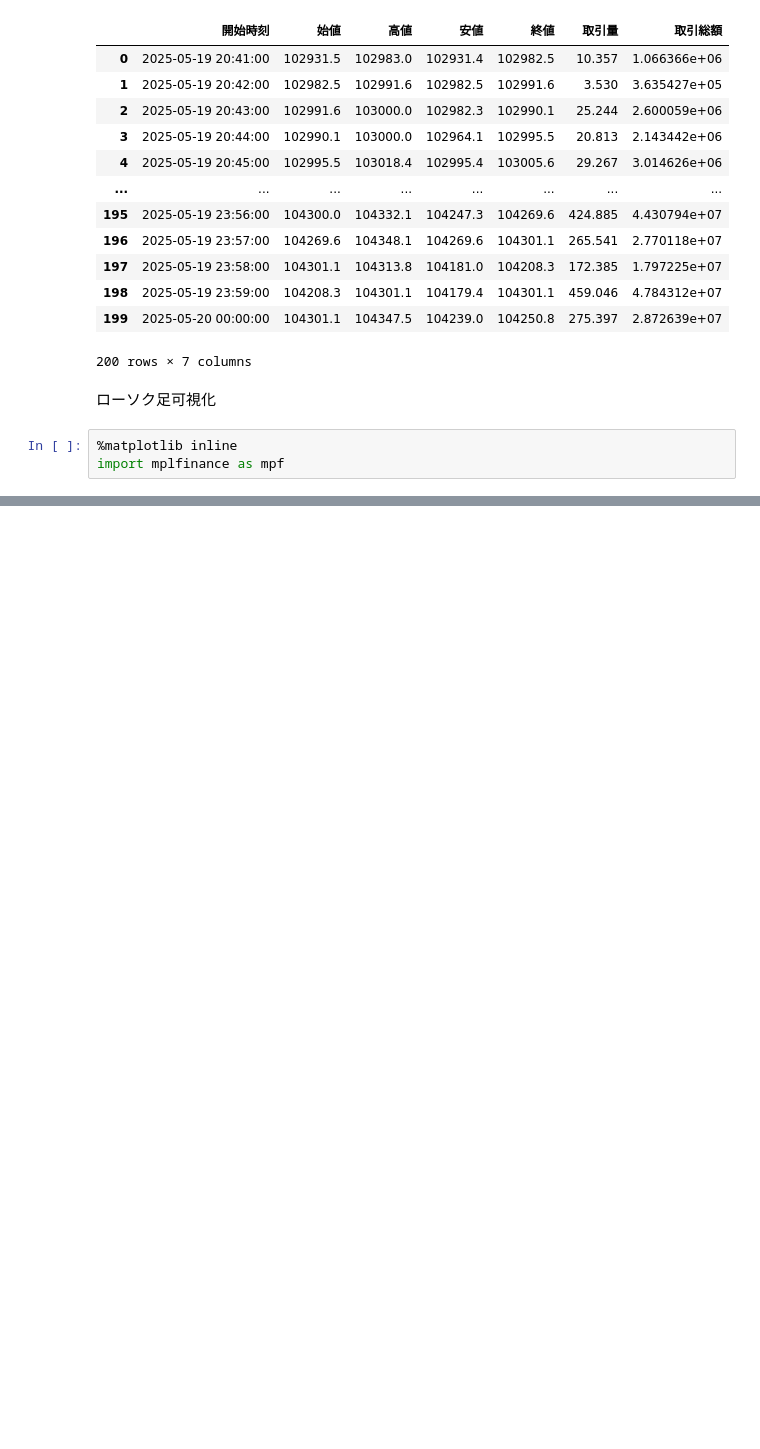
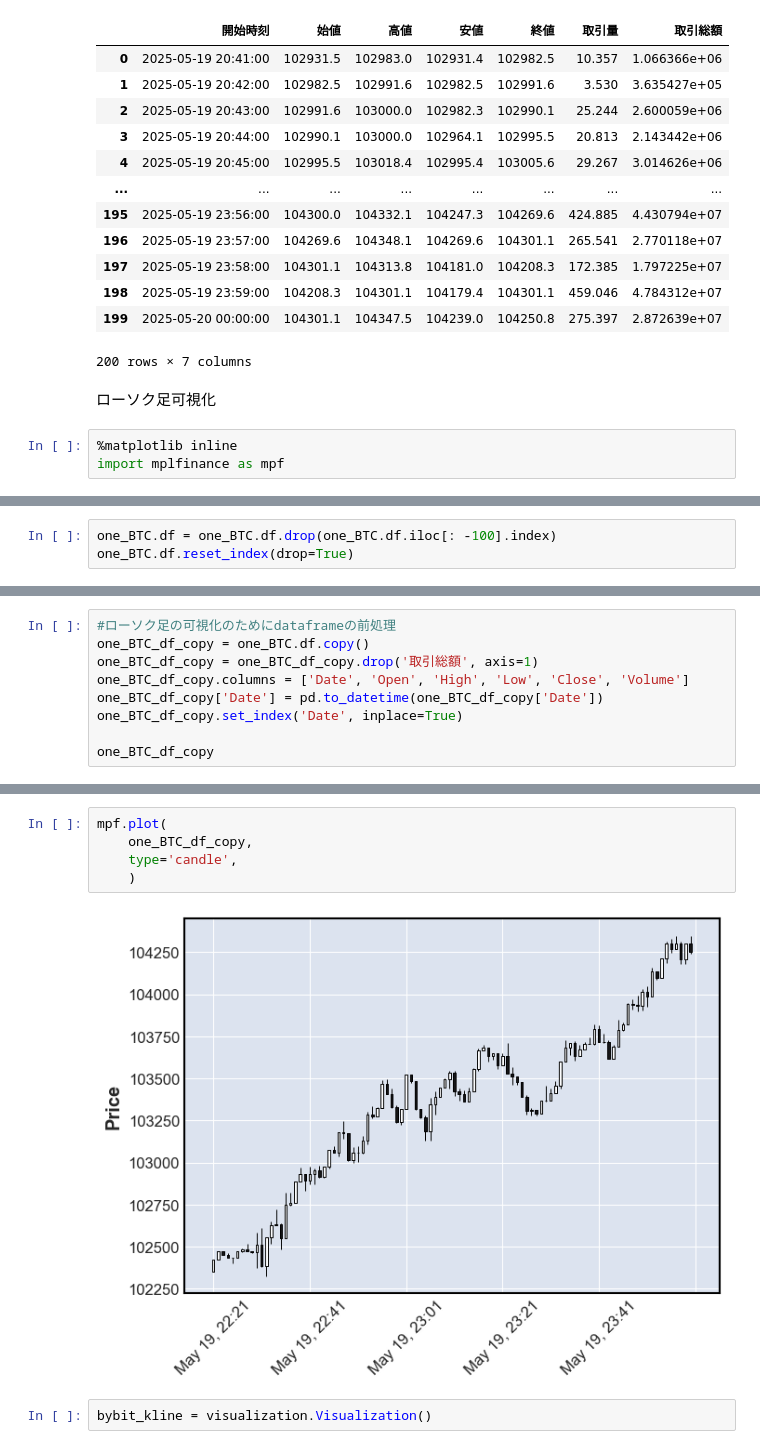
Before and after one commit to tomoyq/auto-trade, a Jupyter notebook: dev.ipynb, the cells around one changed output, grey strips where cells are left out. Cells and saved outputs as stored; diff of their text form; blank space fills up the shorter version.

```diff
--- a/dev.ipynb
+++ b/dev.ipynb
@@ -108,0 +125,3 @@ ValueError: Column "Open" NOT FOUND in Input DataFrame!
+# %%
+one_BTC.df = one_BTC.df.drop(one_BTC.df.iloc[: -100].index)
+one_BTC.df.reset_index(drop=True)
@@ -108,0 +142,9 @@ ValueError: Column "Open" NOT FOUND in Input DataFrame!
+# %%
+#ローソク足の可視化のためにdataframeの前処理
+one_BTC_df_copy = one_BTC.df.copy()
+one_BTC_df_copy = one_BTC_df_copy.drop('取引総額', axis=1)
+one_BTC_df_copy.columns = ['Date', 'Open', 'High', 'Low', 'Close', 'Volume']
+one_BTC_df_copy['Date'] = pd.to_datetime(one_BTC_df_copy['Date'])
+one_BTC_df_copy.set_index('Date', inplace=True)
+
+one_BTC_df_copy
@@ -108,0 +166,9 @@ ValueError: Column "Open" NOT FOUND in Input DataFrame!
+# %%
+mpf.plot(
+    one_BTC_df_copy,
+    type='candle',
+    )
+# %% [output]
+[figure, added]
+# %%
+bybit_kline = visualization.Visualization()
```
Also changed, not shown: parts of 37 cells of this notebook, 7 other files.
